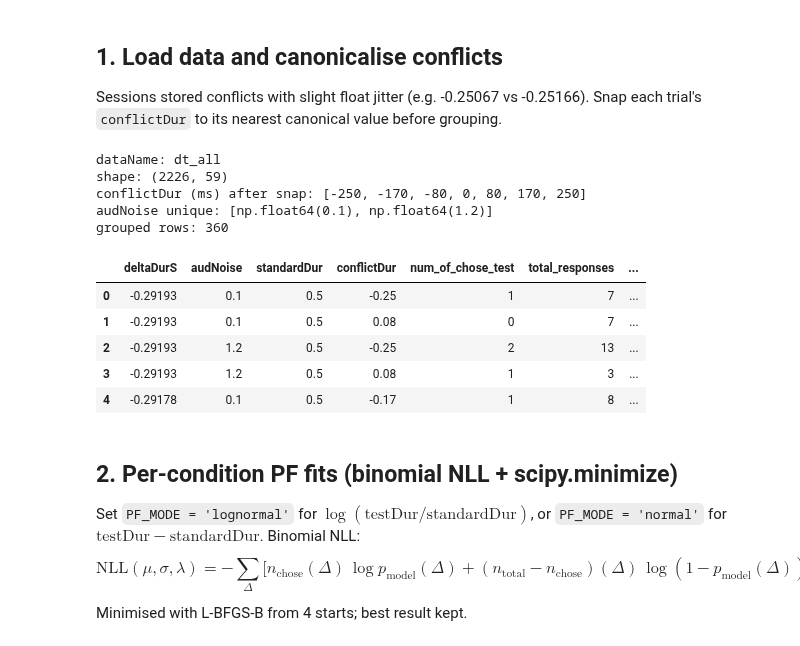
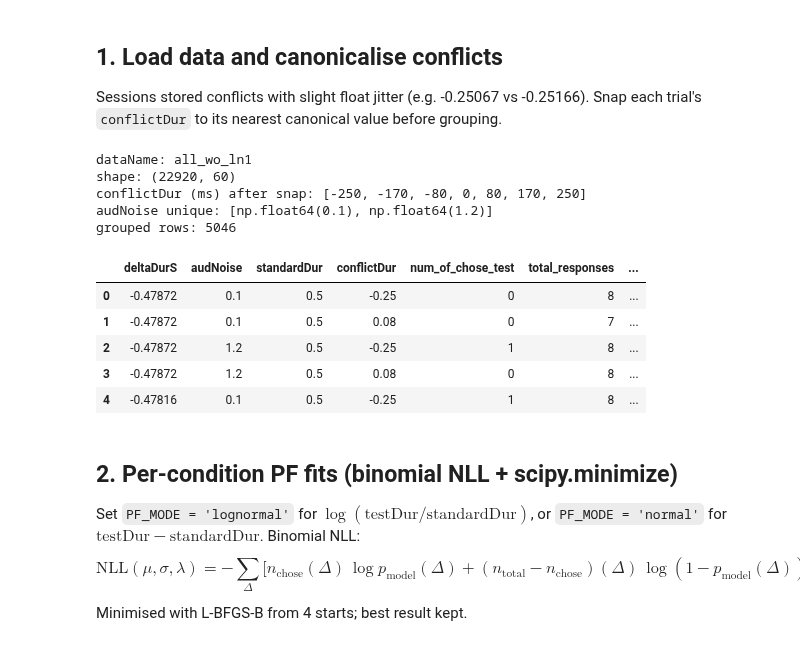
Before and after one commit to omeryildiran/av-dur-estimation, a Jupyter notebook: plotConflictvsPSE_oyExt.ipynb, the cells around one changed output. Saved outputs shown, nothing was run; the diff lists cells and outputs as text; code cells hidden in the pictures.

```diff
--- a/plotConflictvsPSE_oyExt.ipynb
+++ b/plotConflictvsPSE_oyExt.ipynb
@@ -44,36 +44,36 @@ STANDARD_MS = 500
 
 Sessions stored conflicts with slight float jitter (e.g. -0.25067 vs -0.25166). Snap each trial's `conflictDur` to its nearest canonical value before grouping.
 # %%
-data, dataName = loadData.loadData('dt_all.csv', verbose=False)
+data, dataName = loadData.loadData('all_wo_ln1.csv', verbose=False)
 print('dataName:', dataName)
 print('shape:', data.shape)
 
 CANONICAL_CONFLICTS_S = np.array([-0.45, -0.25, -0.17, -0.08, 0.0, 0.08, 0.17, 0.25, 0.45])
 
 def snap_conflict(c, canonical=CANONICAL_CONFLICTS_S):
     idx = int(np.argmin(np.abs(canonical - c)))
     return float(canonical[idx])
 
 data['conflictDur'] = data['conflictDur'].apply(snap_conflict)
 print('conflictDur (ms) after snap:', sorted({int(round(c * 1000)) for c in data['conflictDur'].unique()}))
 print('audNoise unique:', sorted(data['audNoise'].unique()))
 
 mc_fitter = monteCarloClass.OmerMonteCarlo(data)
 groupedData = mc_fitter.groupByChooseTest(data)
 print('grouped rows:', len(groupedData))
 groupedData.head()
 # %% [output]
-dataName: dt_all
-shape: (2226, 59)
+dataName: all_wo_ln1
+shape: (22920, 60)
 conflictDur (ms) after snap: [-250, -170, -80, 0, 80, 170, 250]
 audNoise unique: [np.float64(0.1), np.float64(1.2)]
-grouped rows: 360
+grouped rows: 5046
 |  | deltaDurS | audNoise | standardDur | conflictDur | num_of_chose_test | total_responses | ... |
-| 0 | -0.29193 | 0.1 | 0.5 | -0.25 | 1 | 7 | ... |
-| 1 | -0.29193 | 0.1 | 0.5 | 0.08 | 0 | 7 | ... |
-| 2 | -0.29193 | 1.2 | 0.5 | -0.25 | 2 | 13 | ... |
-| 3 | -0.29193 | 1.2 | 0.5 | 0.08 | 1 | 3 | ... |
-| 4 | -0.29178 | 0.1 | 0.5 | -0.17 | 1 | 8 | ... |
+| 0 | -0.47872 | 0.1 | 0.5 | -0.25 | 0 | 8 | ... |
+| 1 | -0.47872 | 0.1 | 0.5 | 0.08 | 0 | 7 | ... |
+| 2 | -0.47872 | 1.2 | 0.5 | -0.25 | 1 | 8 | ... |
+| 3 | -0.47872 | 1.2 | 0.5 | 0.08 | 0 | 8 | ... |
+| 4 | -0.47816 | 0.1 | 0.5 | -0.25 | 1 | 8 | ... |
 # %% [markdown]
 ## 2. Per-condition PF fits (binomial NLL + scipy.minimize)
 
```
Also changed, not shown: parts of 5 cells of this notebook, 10 other files.
